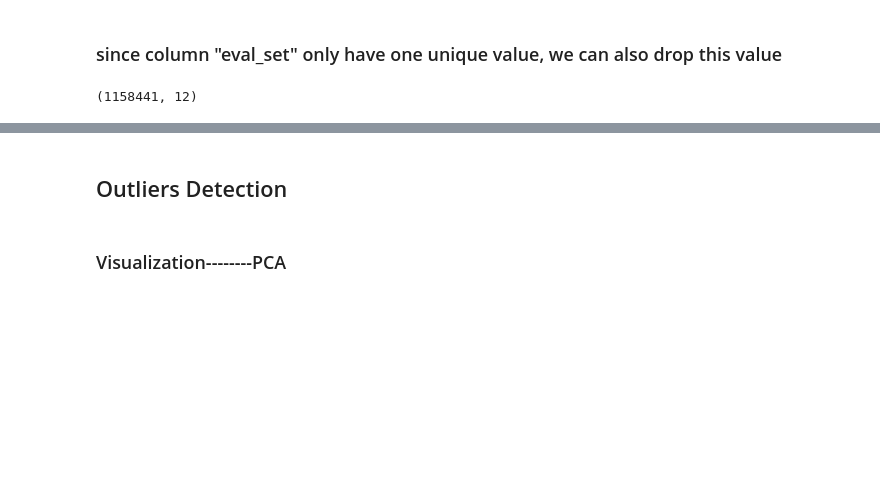
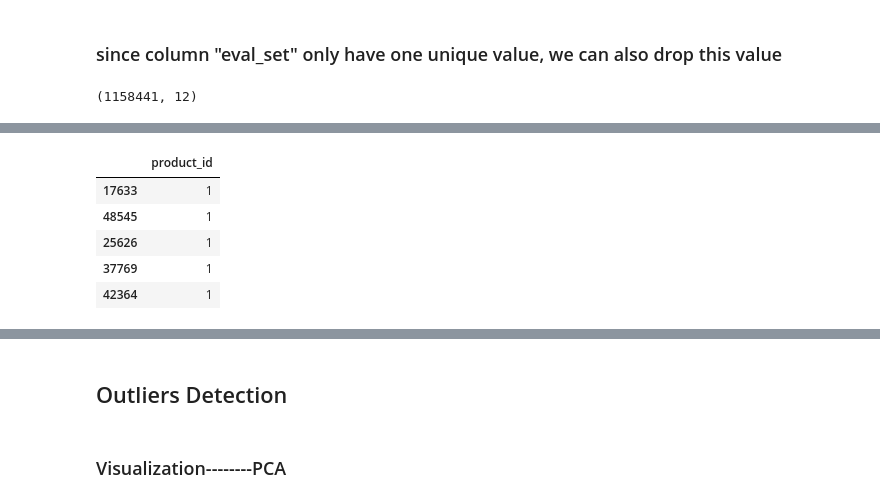
Before and after one commit to ireydiak/fraud_detection, a Jupyter notebook: TP2/Wanlin/preprocessing.ipynb, the cells around one changed output, grey strips where cells are left out. Cells and saved outputs as stored; diff of their text form; code cells hidden in the pictures; blank space fills up the shorter version.

```diff
--- a/TP2/Wanlin/preprocessing.ipynb
+++ b/TP2/Wanlin/preprocessing.ipynb
@@ -148,0 +195,10 @@ df_merge.to_csv('df_merge.csv', index=False)
+# %%
+df_countProd = count_product.to_frame()
+df_countProd.head()
+# %% [output]
+|  | product_id |
+| 17633 | 1 |
+| 48545 | 1 |
+| 25626 | 1 |
+| 37769 | 1 |
+| 42364 | 1 |
```
Also changed, not shown: parts of 20 cells of this notebook, 2 other files.
